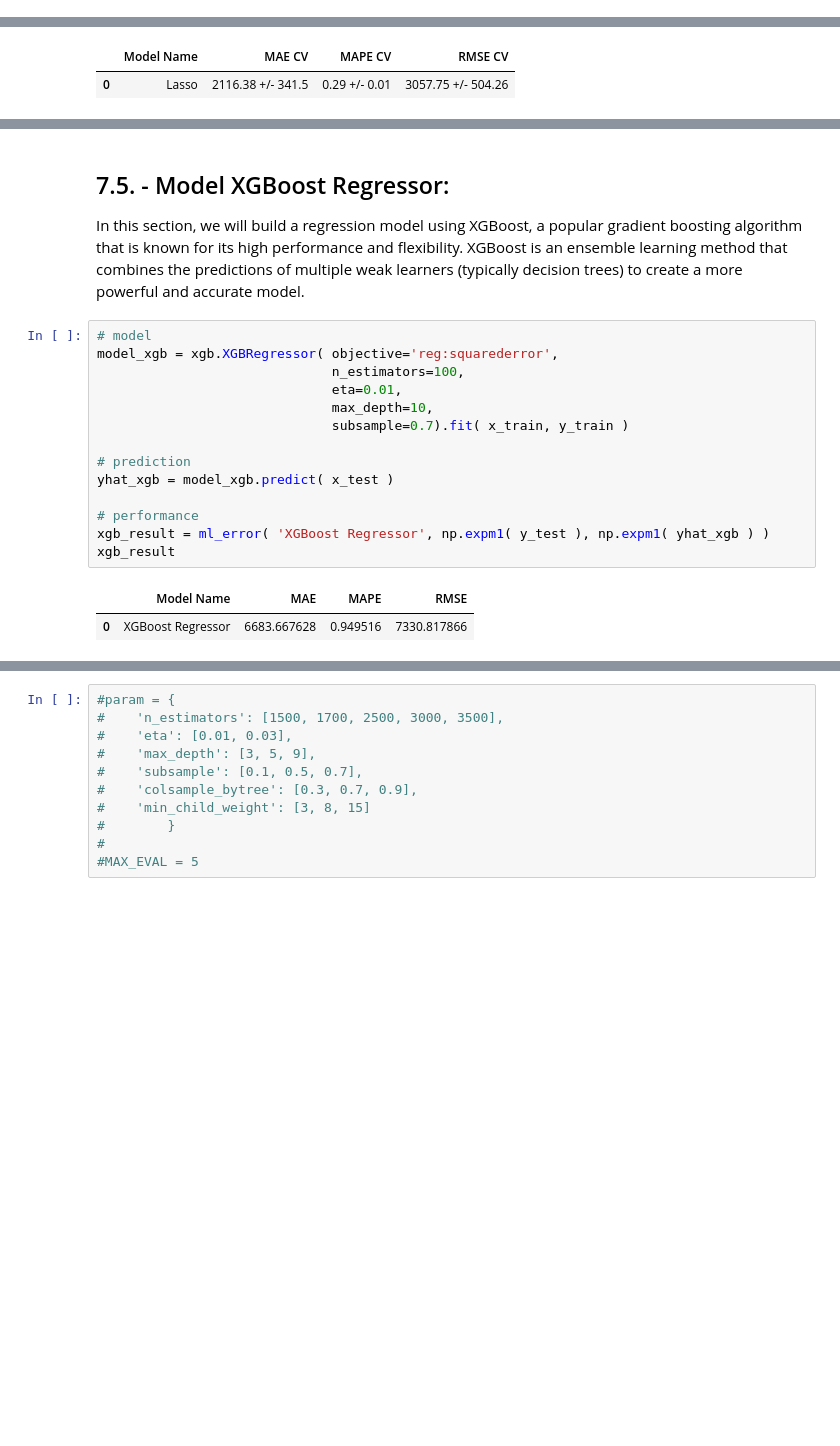
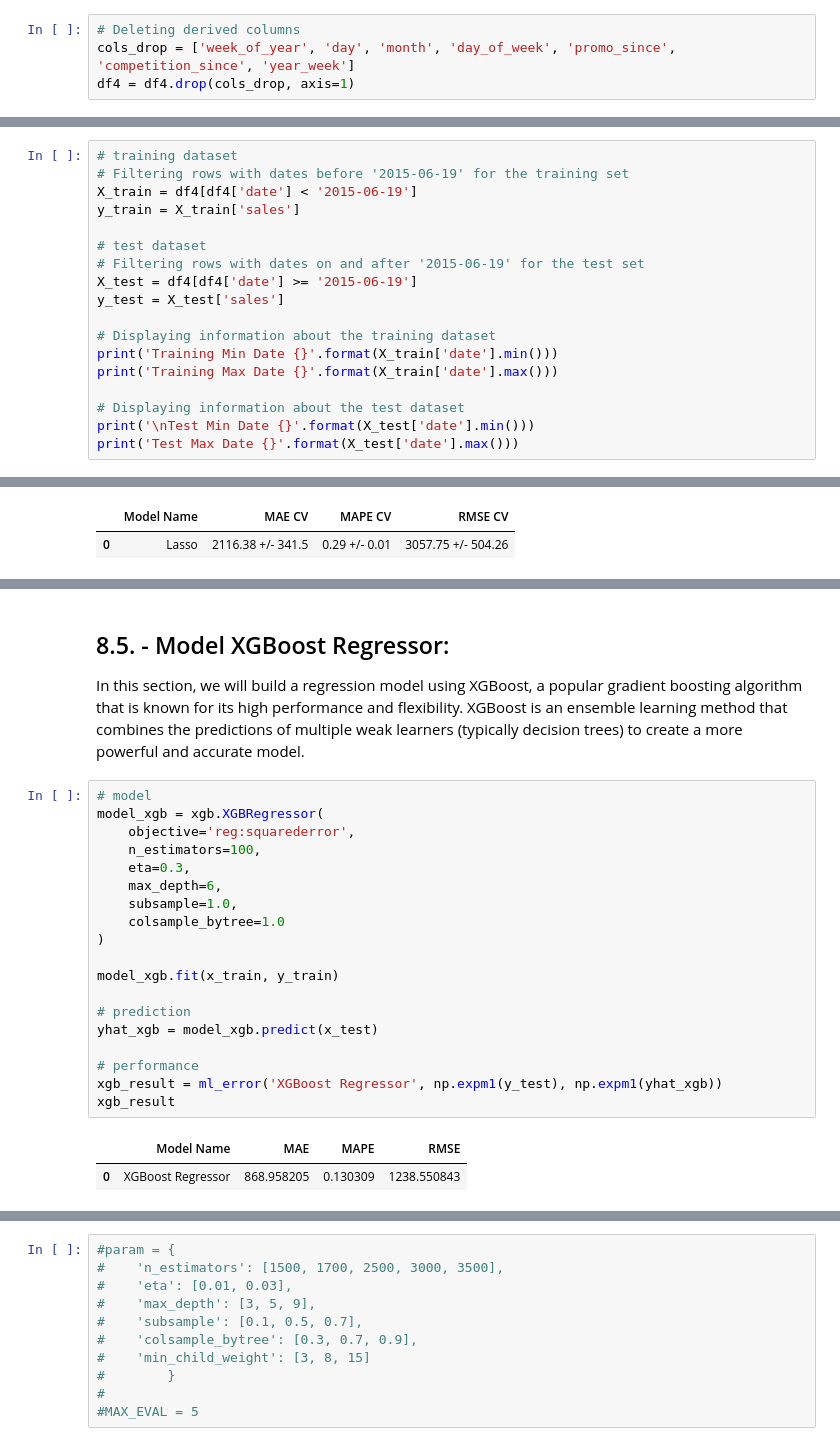
Before and after one commit to Emerson-C-Oliveira/project_forecast_sales, a Jupyter notebook: projeto_rossmann.ipynb, the cells around one changed output, grey strips where cells are left out. Cells and saved outputs as stored; diff of their text form; blank space fills up the shorter version.

```diff
--- a/projeto_rossmann.ipynb
+++ b/projeto_rossmann.ipynb
@@ -965,0 +1190,4 @@ Pss.: Due to Boruta's high execution time, after running it once, we will save i
+# %%
+# Deleting derived columns
+cols_drop = ['week_of_year', 'day', 'month', 'day_of_week', 'promo_since', 'competition_since', 'year_week']
+df4 = df4.drop(cols_drop, axis=1)
@@ -965,0 +1203,18 @@ Pss.: Due to Boruta's high execution time, after running it once, we will save i
+# %%
+# training dataset
+# Filtering rows with dates before '2015-06-19' for the training set
+X_train = df4[df4['date'] < '2015-06-19']
+y_train = X_train['sales']
+
+# test dataset
+# Filtering rows with dates on and after '2015-06-19' for the test set
+X_test = df4[df4['date'] >= '2015-06-19']
+y_test = X_test['sales']
+
+# Displaying information about the training dataset
+print('Training Min Date {}'.format(X_train['date'].min()))
+print('Training Max Date {}'.format(X_train['date'].max()))
+
+# Displaying information about the test dataset
+print('\nTest Min Date {}'.format(X_test['date'].min()))
+print('Test Max Date {}'.format(X_test['date'].max()))
@@ -1153,21 +1467,26 @@ In this section, we will perform cross-validation for the Random Forest Regresso
 # %% [markdown]
-## 7.5. - Model XGBoost Regressor:
+## 8.5. - Model XGBoost Regressor:
 In this section, we will build a regression model using XGBoost, a popular gradient boosting algorithm that is known for its high performance and flexibility. XGBoost is an ensemble learning method that combines the predictions of multiple weak learners (typically decision trees) to create a more powerful and accurate model.
 # %%
 # model
-model_xgb = xgb.XGBRegressor( objective='reg:squarederror',
-                              n_estimators=100,
-                              eta=0.01,
-                              max_depth=10,
-                              subsample=0.7).fit( x_train, y_train )
+model_xgb = xgb.XGBRegressor(
+    objective='reg:squarederror',
+    n_estimators=100,
+    eta=0.3,
+    max_depth=6,
+    subsample=1.0,
+    colsample_bytree=1.0
+)
+
+model_xgb.fit(x_train, y_train)
 
 # prediction
-yhat_xgb = model_xgb.predict( x_test )
+yhat_xgb = model_xgb.predict(x_test)
 
 # performance
-xgb_result = ml_error( 'XGBoost Regressor', np.expm1( y_test ), np.expm1( yhat_xgb ) )
+xgb_result = ml_error('XGBoost Regressor', np.expm1(y_test), np.expm1(yhat_xgb))
 xgb_result
 # %% [output]
 |  | Model Name | MAE | MAPE | RMSE |
-| 0 | XGBoost Regressor | 6683.667628 | 0.949516 | 7330.817866 |
+| 0 | XGBoost Regressor | 868.958205 | 0.130309 | 1238.550843 |
 # %% [markdown]
```
Also changed, not shown: parts of 256 cells of this notebook, 10 other files.
